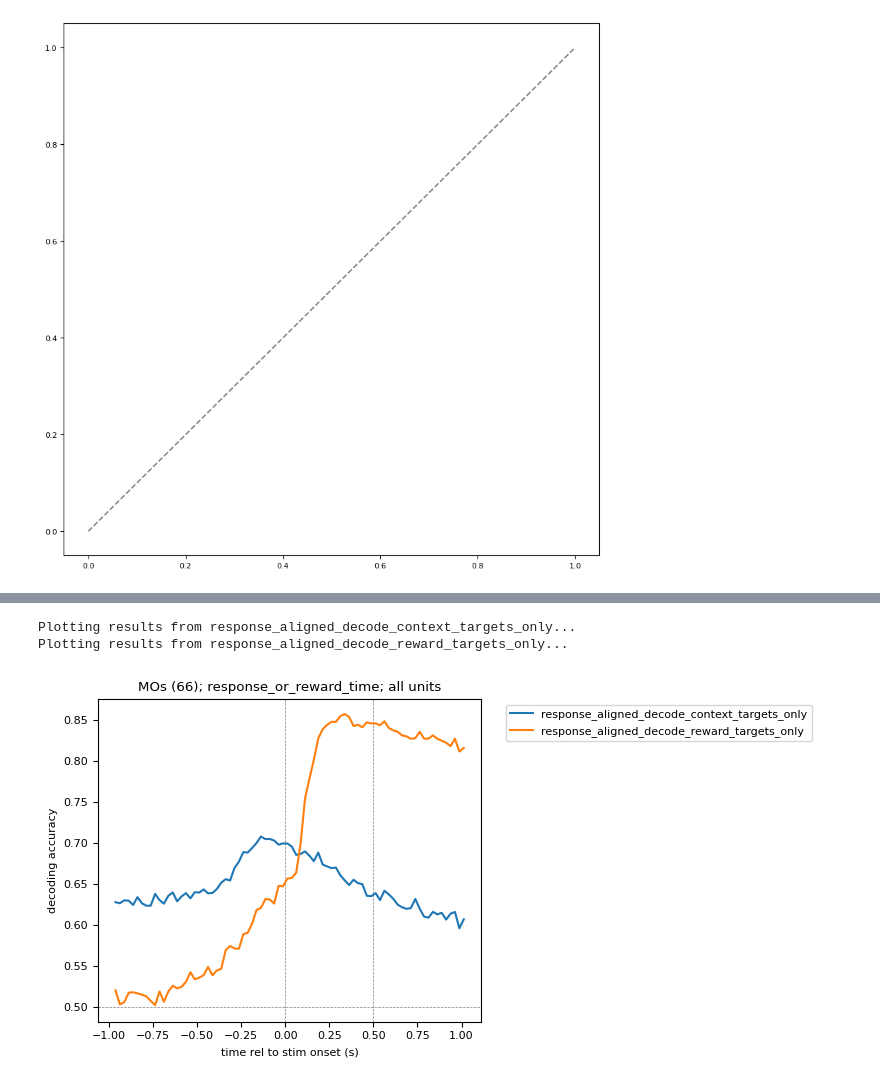
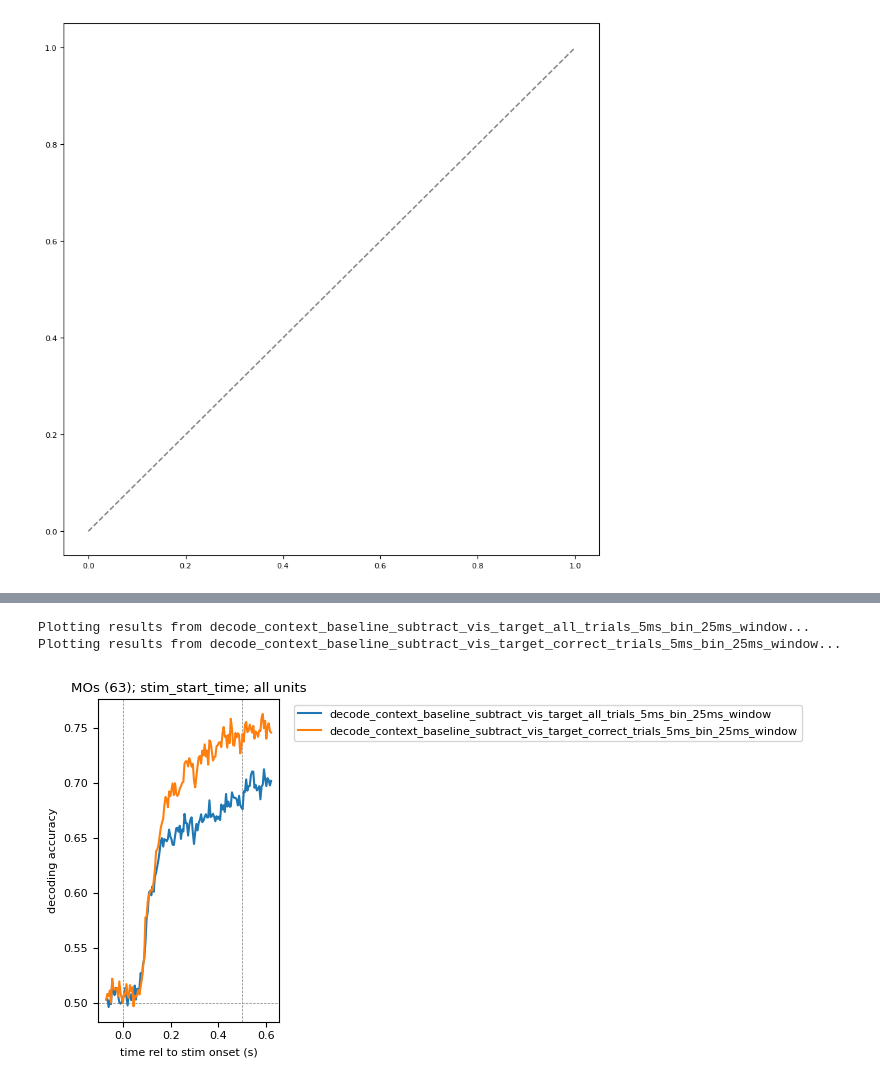
Before and after one commit to AllenInstitute/dynamic_routing_analysis, a Jupyter notebook: notebooks/compare_decoding_context_licks_baseline_subtract.ipynb, the cells around one changed output, grey strips where cells are left out. Cells and saved outputs as stored; diff of their text form; code cells hidden in the pictures.

```diff
--- a/notebooks/compare_decoding_context_licks_baseline_subtract.ipynb
+++ b/notebooks/compare_decoding_context_licks_baseline_subtract.ipynb
@@ -105,9 +105,14 @@ results_paths={}
 # results_paths['vis_stim_all_blocks_10units'] = r"s3://aind-scratch-data/dynamic-routing/decoding/results/decode_vis_stim_all_blocks_10ms_bins_10_units_0/"
 
 
-#align to response
-results_paths['response_aligned_decode_context_targets_only'] = r"s3://aind-scratch-data/dynamic-routing/decoding/results/response_aligned_decode_context_targets_25ms_0/"
-results_paths['response_aligned_decode_reward_targets_only'] = r"s3://aind-scratch-data/dynamic-routing/decoding/results/response_aligned_decode_reward_targets_25ms_0/"
+# #align to response
+# results_paths['response_aligned_decode_context_targets_only'] = r"s3://aind-scratch-data/dynamic-routing/decoding/results/response_aligned_decode_context_targets_25ms_0/"
+# results_paths['response_aligned_decode_reward_targets_only'] = r"s3://aind-scratch-data/dynamic-routing/decoding/results/response_aligned_decode_reward_targets_25ms_0/"
+
+
+#single stimulus, 5ms bins
+results_paths['decode_context_baseline_subtract_vis_target_all_trials_5ms_bin_25ms_window'] = r"s3://aind-scratch-data/dynamic-routing/decoding/results/decode_context_baseline_subtract_vis_target_all_trials_5ms_bin_25ms_window_0/"
+results_paths['decode_context_baseline_subtract_vis_target_correct_trials_5ms_bin_25ms_window'] = r"s3://aind-scratch-data/dynamic-routing/decoding/results/decode_context_baseline_subtract_vis_target_correct_trials_5ms_bin_25ms_window_0/"
 # %%
 session_table_path=r"\\allen\programs\mindscope\workgroups\dynamicrouting\Ethan\CO decoding results\session_table_v0.272.csv"
 # session_table_path="/Users/ethan.mcbride/Data/DR/session_table_v0.265.csv"
@@ -398,7 +408,8 @@ Text(0.5, 1.0, '664851_2023-11-13; CP; response_time; all units')
 
 # sel_structure="AId"
 sel_unit_subsample_size='all'
-sel_time_aligned_to="response_or_reward_time"
+# sel_time_aligned_to="response_or_reward_time"
+sel_time_aligned_to="stim_start_time"
 # time_offset=0.025 #add to bin_centers
 
 # sel_key_set='all_trials'
@@ -435,8 +446,10 @@ key_sets={
     # 'aud_vs_vis_context':['context_no_baseline_subtract_aud_stim_10units', 'context_baseline_subtract_aud_stim_10units',
     #                      'context_no_baseline_subtract_vis_stim_10units', 'context_baseline_subtract_vis_stim_10units',],
     # 'aud_vs_vis_response':['response_aud_stim_10units', 'response_vis_stim_10units',]
-    'response_aligned_context_vs_reward':['response_aligned_decode_context_targets_only',
-                                          'response_aligned_decode_reward_targets_only']
+    # 'response_aligned_context_vs_reward':['response_aligned_decode_context_targets_only',
+    #                                       'response_aligned_decode_reward_targets_only']
+    'vis_target_only':['decode_context_baseline_subtract_vis_target_all_trials_5ms_bin_25ms_window',
+                       'decode_context_baseline_subtract_vis_target_correct_trials_5ms_bin_25ms_window']
 }
 
 savepath=r"C:\Users\ethan.mcbride\OneDrive - Allen Institute\quick figures\2025-10-07-decode_split_by_stim_modality\by_area"
@@ -463,36 +476,36 @@ for sel_key_set in key_sets.keys():
 
             print(f"Plotting results from {key}...")
 
             example_timebin_decoding=[]
 
             for bb in bins:
                 ####have to do something more complicated here to reshape
                 example_timebin_decoding.append(new_results_session_pd.query(f'structure=="{sel_structure}" and \
                                                 time_aligned_to=="{sel_time_aligned_to}" and bin_center=={bb}')['mean_true'].mean())
             # if key=='context_baseline_subtract_cumulative_0.01':
             #     ax.plot((example_timebin_decoding['bin_center']*2+.095).values, example_timebin_decoding['mean_true'], label=key)
             # else:
             ax.plot(bins+time_offset, example_timebin_decoding, label=key)
 
         # ax.set_ylim(0.5,1)
 
         # ax.set_xlim(-0.1,0.65)
         ax.set_xlabel('time rel to stim onset (s)')
         ax.set_ylabel('decoding accuracy')
         #place legend outside
         ax.legend(bbox_to_anchor=(1.05, 1), loc='upper left')
         # ax.legend()
         ax.set_title(f"{sel_structure} ({n_sessions}); {sel_time_aligned_to}; {sel_unit_subsample_size} units")
 
         fig.tight_layout()
 
         # fig.savefig(os.path.join(savepath, f"{sel_structure}_{sel_key_set}.png"), dpi=300)
         # plt.close(fig)
         break
 # %% [output]
-Plotting results from response_aligned_decode_context_targets_only...
-Plotting results from response_aligned_decode_reward_targets_only...
+Plotting results from decode_context_baseline_subtract_vis_target_all_trials_5ms_bin_25ms_window...
+Plotting results from decode_context_baseline_subtract_vis_target_correct_trials_5ms_bin_25ms_window...
-[figure, old version]
+[figure, new version]
 # %%
 #plot the subtraction of two keys
 
```
Also changed, not shown: parts of 8 cells of this notebook, 7 other files.
